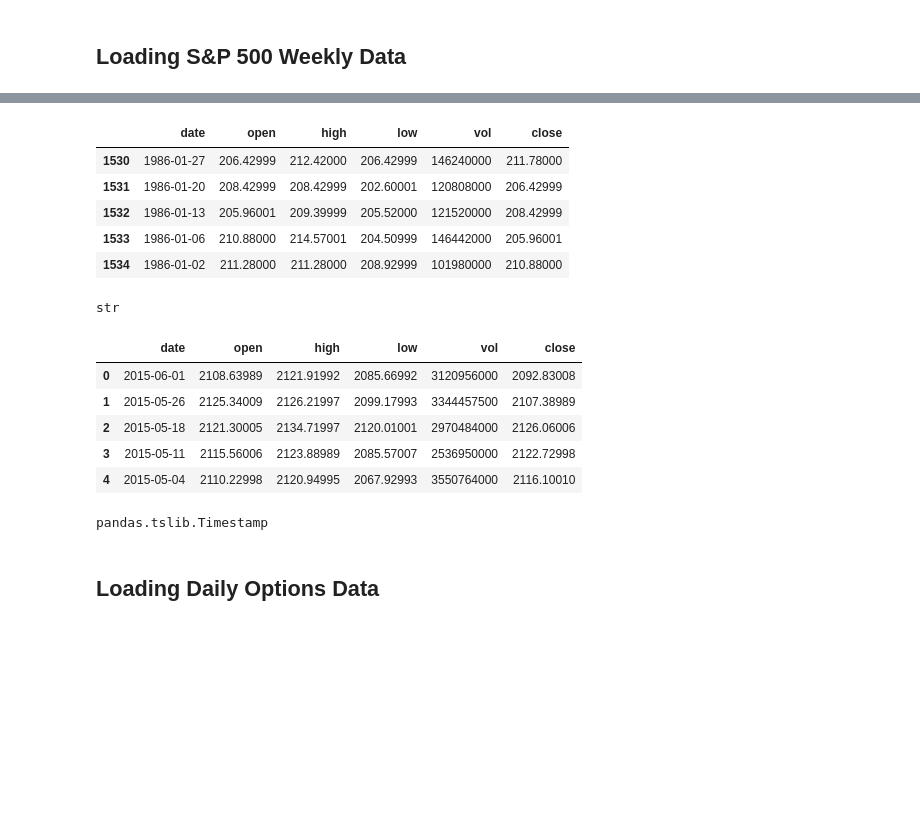
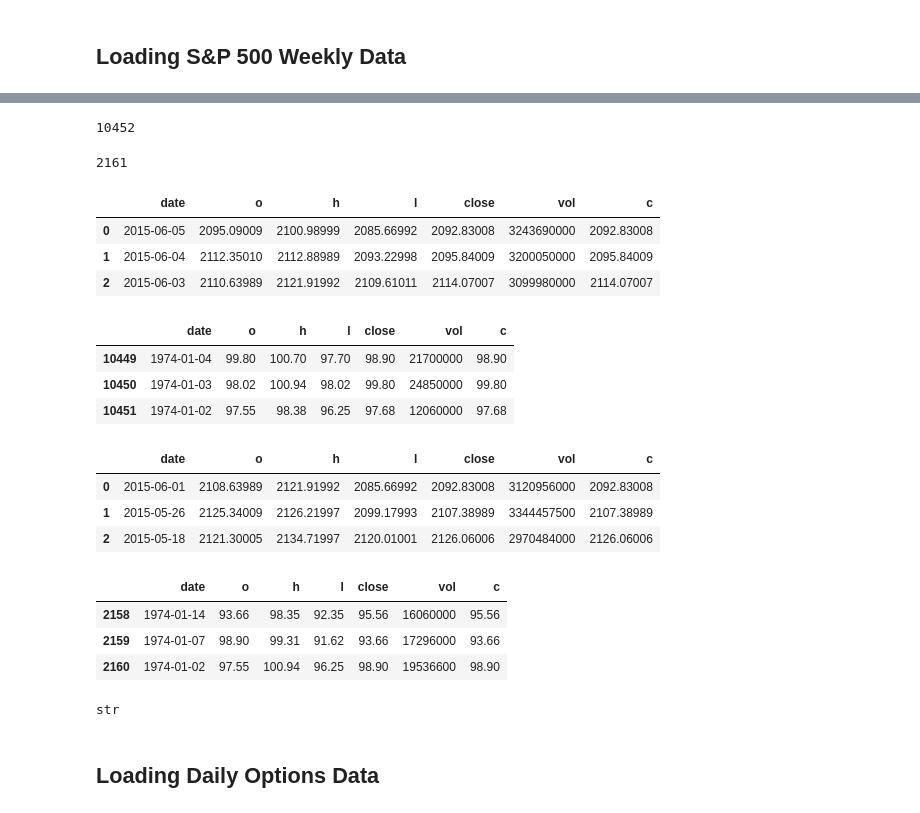
Before and after one commit to marcolunardi/metis, a Jupyter notebook: kojak_work/options_project_cleaning_data.ipynb, the cells around one changed output, grey strips where cells are left out. Drawn from its saved outputs; the diff is of its cells as text; code cells hidden in the pictures; blank space fills up the shorter version.

```diff
--- a/kojak_work/options_project_cleaning_data.ipynb
+++ b/kojak_work/options_project_cleaning_data.ipynb
@@ -19,9 +7,3 @@ sp500.head(5)
-# %%
-sp500.tail(5)
-# %% [output]
-|  | date | open | high | low | vol | close |
-| 1530 | 1986-01-27 | 206.42999 | 212.42000 | 206.42999 | 146240000 | 211.78000 |
-| 1531 | 1986-01-20 | 208.42999 | 208.42999 | 202.60001 | 120808000 | 206.42999 |
-| 1532 | 1986-01-13 | 205.96001 | 209.39999 | 205.52000 | 121520000 | 208.42999 |
-| 1533 | 1986-01-06 | 210.88000 | 214.57001 | 204.50999 | 146442000 | 205.96001 |
-| 1534 | 1986-01-02 | 211.28000 | 211.28000 | 208.92999 | 101980000 | 210.88000 |
+# %%
+spd = read_csv('sp500d_19740101_20150605.csv', delimiter=',', header=0,
+               names=['date','o','h','l','close','vol','c'])
@@ -28 +13,37 @@ sp500.tail(5)
+# %%
+len(spd)
+# %% [output]
+10452
+# %%
+len(spw)
+# %% [output]
+2161
+# %%
+spd.head(3)
+# %% [output]
+|  | date | o | h | l | close | vol | c |
+| 0 | 2015-06-05 | 2095.09009 | 2100.98999 | 2085.66992 | 2092.83008 | 3243690000 | 2092.83008 |
+| 1 | 2015-06-04 | 2112.35010 | 2112.88989 | 2093.22998 | 2095.84009 | 3200050000 | 2095.84009 |
+| 2 | 2015-06-03 | 2110.63989 | 2121.91992 | 2109.61011 | 2114.07007 | 3099980000 | 2114.07007 |
+# %%
+spd.tail(3)
+# %% [output]
+|  | date | o | h | l | close | vol | c |
+| 10449 | 1974-01-04 | 99.80 | 100.70 | 97.70 | 98.90 | 21700000 | 98.90 |
+| 10450 | 1974-01-03 | 98.02 | 100.94 | 98.02 | 99.80 | 24850000 | 99.80 |
+| 10451 | 1974-01-02 | 97.55 | 98.38 | 96.25 | 97.68 | 12060000 | 97.68 |
+# %%
+spw.head(3)
+# %% [output]
+|  | date | o | h | l | close | vol | c |
+| 0 | 2015-06-01 | 2108.63989 | 2121.91992 | 2085.66992 | 2092.83008 | 3120956000 | 2092.83008 |
+| 1 | 2015-05-26 | 2125.34009 | 2126.21997 | 2099.17993 | 2107.38989 | 3344457500 | 2107.38989 |
+| 2 | 2015-05-18 | 2121.30005 | 2134.71997 | 2120.01001 | 2126.06006 | 2970484000 | 2126.06006 |
+# %%
+spw.tail(3)
+# %% [output]
+|  | date | o | h | l | close | vol | c |
+| 2158 | 1974-01-14 | 93.66 | 98.35 | 92.35 | 95.56 | 16060000 | 95.56 |
+| 2159 | 1974-01-07 | 98.90 | 99.31 | 91.62 | 93.66 | 17296000 | 93.66 |
+| 2160 | 1974-01-02 | 97.55 | 100.94 | 96.25 | 98.90 | 19536600 | 98.90 |
 # %%
@@ -34,13 +52,0 @@ sp500['date'] = pd.to_datetime(sp500['date'])
-# %%
-sp500.head(5)
-# %% [output]
-|  | date | open | high | low | vol | close |
-| 0 | 2015-06-01 | 2108.63989 | 2121.91992 | 2085.66992 | 3120956000 | 2092.83008 |
-| 1 | 2015-05-26 | 2125.34009 | 2126.21997 | 2099.17993 | 3344457500 | 2107.38989 |
-| 2 | 2015-05-18 | 2121.30005 | 2134.71997 | 2120.01001 | 2970484000 | 2126.06006 |
-| 3 | 2015-05-11 | 2115.56006 | 2123.88989 | 2085.57007 | 2536950000 | 2122.72998 |
-| 4 | 2015-05-04 | 2110.22998 | 2120.94995 | 2067.92993 | 3550764000 | 2116.10010 |
-# %%
-type(sp500.date[30])
-# %% [output]
-pandas.tslib.Timestamp
```
Also changed, not shown: parts of 9 cells of this notebook, 10 other files.
